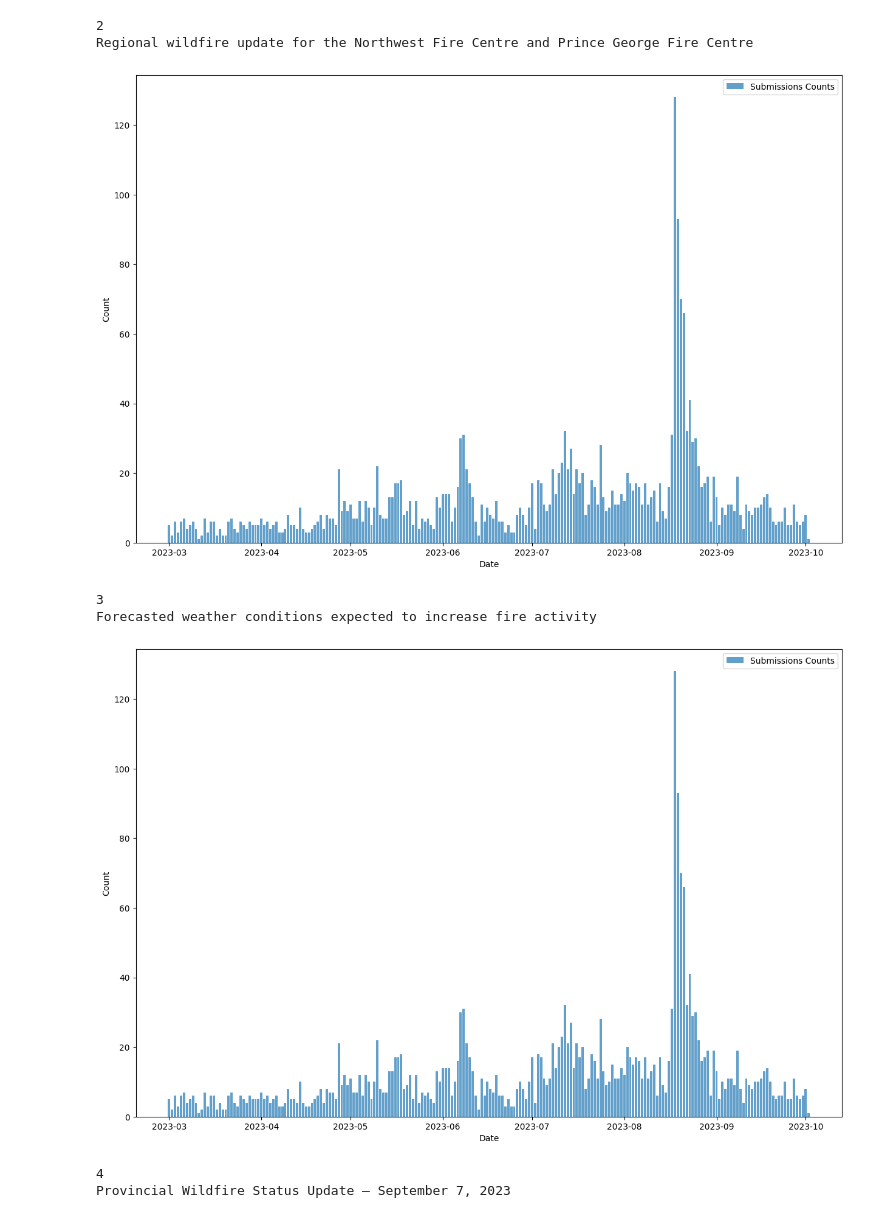
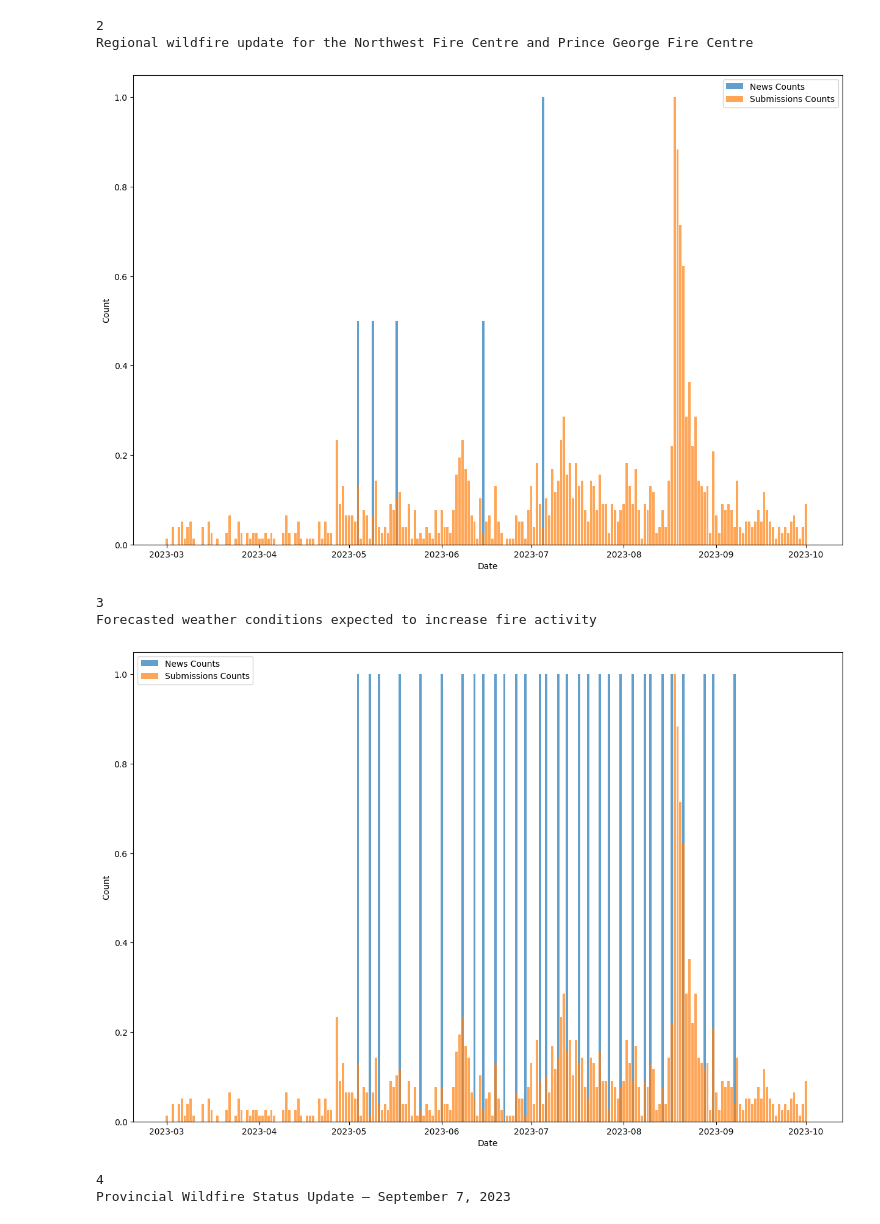
Before and after one commit to arvandiii/Thesis-Project, a Jupyter notebook: reddit/compare.ipynb, the cells around one changed output. Cells and saved outputs as stored; diff of their text form; code cells hidden in the pictures.

```diff
--- a/reddit/compare.ipynb
+++ b/reddit/compare.ipynb
@@ -4,7 +4,7 @@ import pandas as pd
 news_df = pd.read_csv('./news/news_cluster.csv')
 news_df['time'] = pd.to_datetime(news_df['created_at'], unit='s')
 news_df = news_df[news_df['time'] >= '2023-03-01']
-reddit_df = pd.read_csv('./mining/reddit_clean.csv')
+reddit_df = pd.read_csv('./reddit_topic.csv')
 reddit_df['time'] = pd.to_datetime(reddit_df['created_utc'], unit='s')
 reddit_df = reddit_df[reddit_df['time'] >= '2023-03-01']
 # %%
@@ -18,5 +18,4 @@ normalized_news_daily_counts = (news_daily_counts - news_daily_counts_min) / (ne
 
 reddit_daily_counts_max = reddit_daily_counts.max()
 reddit_daily_counts_min = reddit_daily_counts.min()
-# normalized_reddit_daily_counts = (reddit_daily_counts - reddit_daily_counts_min) / (reddit_daily_counts_max - reddit_daily_counts_min)
-normalized_reddit_daily_counts = reddit_daily_counts
+normalized_reddit_daily_counts = (reddit_daily_counts - reddit_daily_counts_min) / (reddit_daily_counts_max - reddit_daily_counts_min)
@@ -46,7 +50,6 @@ normalized_reddit_daily_counts.plot(ax=ax, label='Reddit Counts')
 
 ax.set_xlabel('Date')
 ax.set_ylabel('Count')
-ax.set_title('Daily Item Counts')
 ax.legend()
 
 plt.show()
@@ -67,7 +127,7 @@ for i in range(min(news_df['title_cluster']), max(news_df['title_cluster']) + 1)
 
     fig, ax = plt.subplots(figsize=(15, 10))
 
-    # ax.bar(normalized_news_daily_counts.index, normalized_news_daily_counts, label='News Counts', alpha=0.7)
+    ax.bar(normalized_news_daily_counts.index, normalized_news_daily_counts, label='News Counts', alpha=0.7)
     ax.bar(normalized_reddit_daily_counts.index, normalized_reddit_daily_counts, label='Submissions Counts', alpha=0.7)
 
     ax.set_xlabel('Date')
@@ -88,8 +148,8 @@ Campfire Prohibition Partially Rescinded in Northwest Fire Centre
 2
 Regional wildfire update for the Northwest Fire Centre and Prince George Fire Centre
-[figure, old version]
+[figure, new version]
 3
 Forecasted weather conditions expected to increase fire activity
-[figure, old version]
+[figure, new version]
 4
 Provincial Wildfire Status Update – September 7, 2023
```
Also changed, not shown: parts of 7 cells of this notebook, 11 other files.
